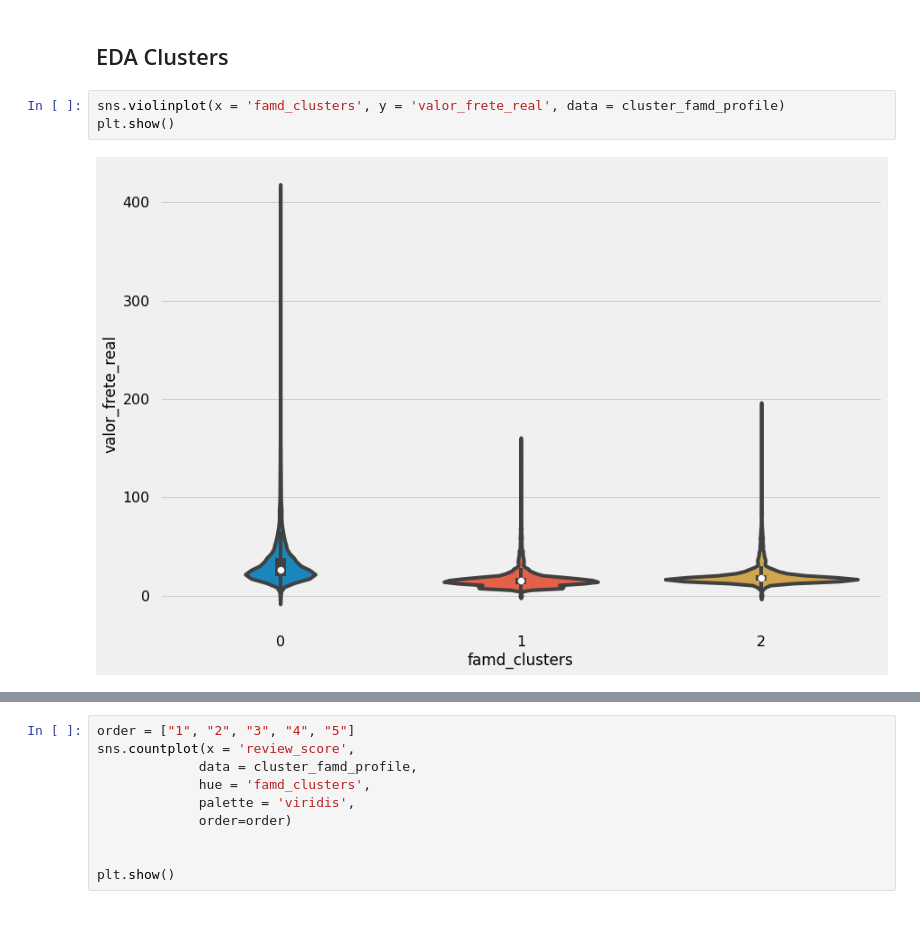
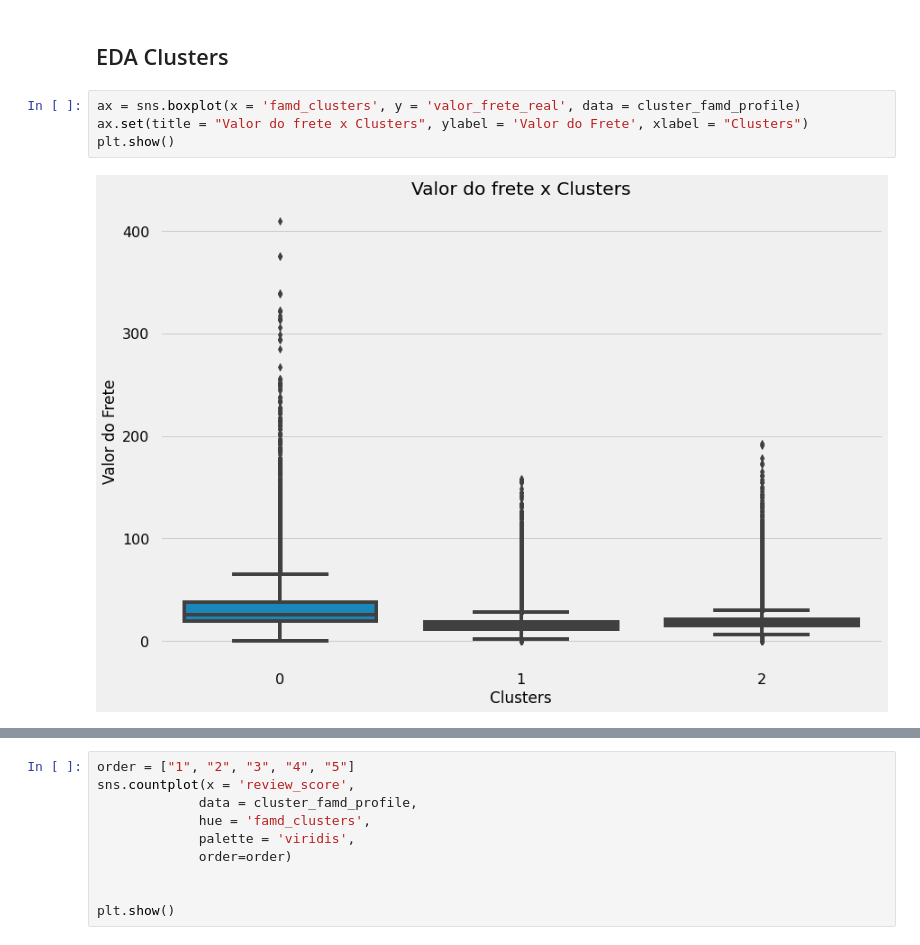
Before and after one commit to fabioismerim/consumer_score_prediction, a Jupyter notebook: clustering_approach/FAMD.ipynb, the cells around one changed output, grey strips where cells are left out. Saved outputs shown, nothing was run; the diff lists cells and outputs as text.

```diff
--- a/clustering_approach/FAMD.ipynb
+++ b/clustering_approach/FAMD.ipynb
@@ -301,7 +323,8 @@ Index(['valor_frete_real', 'review_score', 'product_weight_g', 'product_photos_q
 # %% [markdown]
 ## EDA Clusters
 # %%
-sns.violinplot(x = 'famd_clusters', y = 'valor_frete_real', data = cluster_famd_profile)
+ax = sns.boxplot(x = 'famd_clusters', y = 'valor_frete_real', data = cluster_famd_profile)
+ax.set(title = "Valor do frete x Clusters", ylabel = 'Valor do Frete', xlabel = "Clusters")
 plt.show()
 # %% [output]
-[figure, old version]
+[figure, new version]
```
Also changed, not shown: parts of 10 cells of this notebook, 1 other file.
